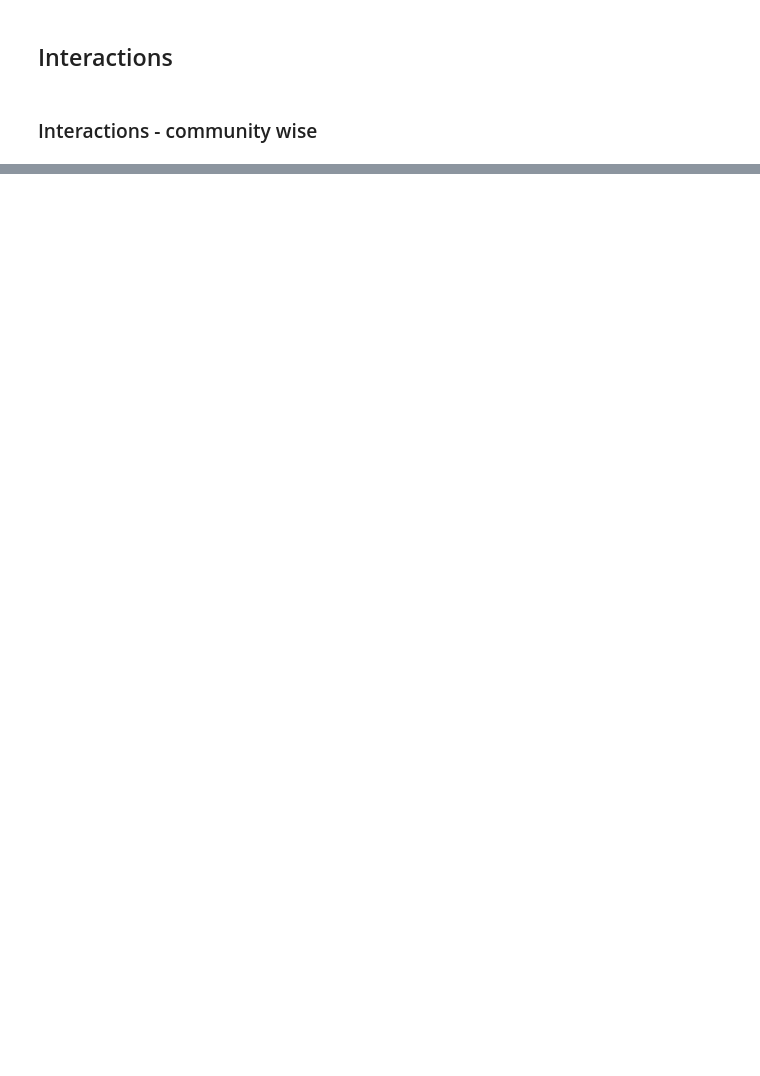
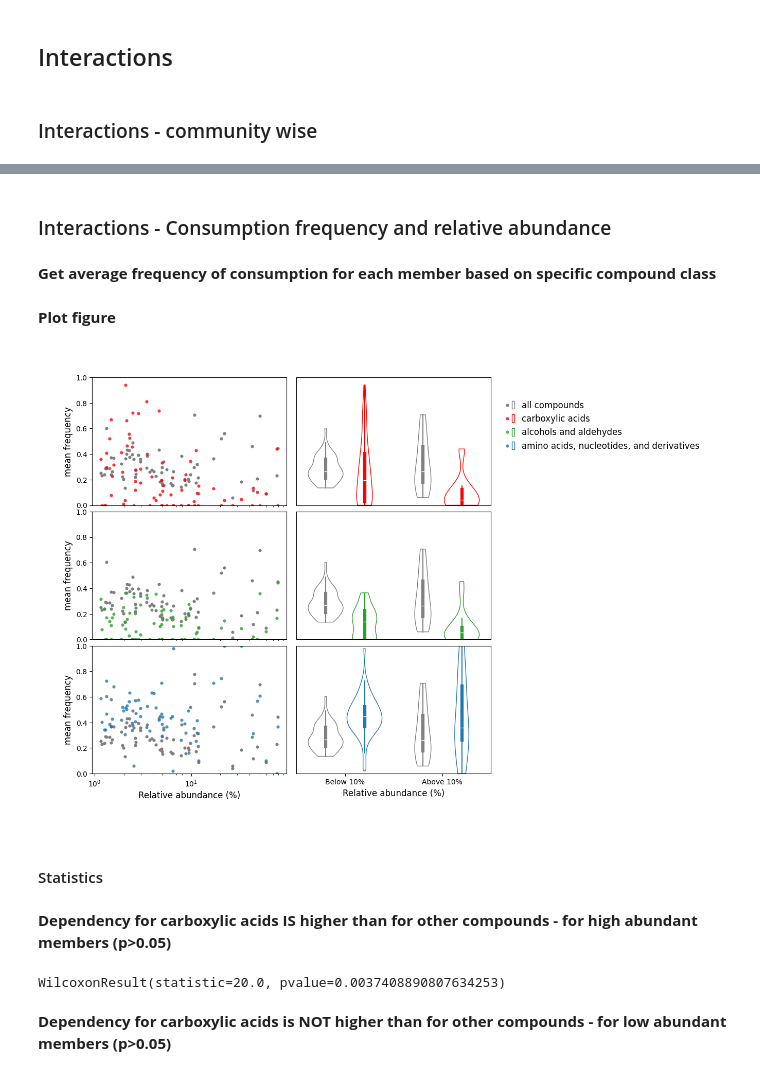
Before and after one commit to IdunBurgos/Enrichment_cultures_GEM_analysis, a Jupyter notebook: 2. enrichment cultures simulations/2. Supplementary figures.ipynb, the cells around one changed output, grey strips where cells are left out. Drawn from its saved outputs; the diff is of its cells as text; code cells hidden in the pictures; blank space fills up the shorter version.

```diff
--- a/2. enrichment cultures simulations/2. Supplementary figures.ipynb
+++ b/2. enrichment cultures simulations/2. Supplementary figures.ipynb
@@ -57,0 +66,6 @@ all_mags_paper_reduced,total_members_family = general_func.all_mags_paper_family
+# %%
+total_coverage = all_mags_paper_reduced[all_mags_paper_reduced.new_coverage>1].groupby(["Source","Substrate"]).sum()["new_coverage"]
+
+all_mags_paper_reduced_copy =all_mags_paper_reduced[all_mags_paper_reduced.new_coverage>1].copy()
+all_mags_paper_reduced_copy["relative_abundance"] = all_mags_paper_reduced_copy.apply(lambda x:x.new_coverage/total_coverage[(x.Source,x.Substrate)]*100,axis=1)
+all_mags_paper_reduced_copy.groupby(["Source","Substrate"]).sum()["relative_abundance"]
@@ -451,0 +410,7 @@ set(col_genus_unifyed.keys()) - set(total_members_genus.keys())
+# %% [markdown]
+### Interactions - Consumption frequency and relative abundance
+# %%
+steadiercom_samples_inter = steadier_sample[(steadier_sample.donor!="environment") &\
+                                                             (steadier_sample.receiver!="environment")].copy()
+# %% [markdown]
+**Get average frequency of consumption for each member based on specific compound class**
@@ -451,0 +445,32 @@ set(col_genus_unifyed.keys()) - set(total_members_genus.keys())
+# %% [markdown]
+**Plot figure**
+# %%
+fig,axes = plt.subplots(3,2,figsize=(10,10))
+
+axes[0,0],axes[0,1],handles1,labels1 = supplementary_plotting.make_receiver_frequency_plots(axes[0,0],axes[0,1],interaction_strength_carbox,interaction_strength_all,class_name="carboxylic acids")
+axes[0,0].set_xticks([])
+axes[0,0].set_xlabel("")
+axes[0,1].set_xticks([])
+axes[0,1].set_xlabel("")
+axes[0,1].set_yticks([])
+axes[0,1].set_label("")
+axes[1,0],axes[1,1],handles2,labels2 = supplementary_plotting.make_receiver_frequency_plots(axes[1,0],axes[1,1],interaction_strength_alcohol,interaction_strength_all,class_name="alcohols and aldehydes")
+axes[1,0].set_xticks([])
+axes[1,0].set_xlabel("")
+axes[1,1].set_xticks([])
+axes[1,1].set_xlabel("")
+axes[1,1].set_yticks([])
+axes[1,1].set_label("")
+axes[2,0],axes[2,1],handles3,labels3 = supplementary_plotting.make_receiver_frequency_plots(axes[2,0],axes[2,1],interaction_strength_amino,interaction_strength_all,class_name="amino acids, nucleotides, and derivatives")
+axes[2,1].set_yticks([])
+axes[2,1].set_label("")
+
+handles = handles1+[handles2[1]]+[handles3[1]]
+labels = labels1+[labels2[1]]+[labels3[1]]
+fig.legend(handles, labels, loc='upper right',fontsize=12,bbox_to_anchor=(1.32,0.85),handler_map={tuple: HandlerTuple(ndivide=None)})
+fig.subplots_adjust(wspace=0.05, hspace=0.05)
+plt.savefig("Figures/compounds_vs_abundance.png",bbox_inches="tight",dpi=300)
+# %% [output]
+[figure, added]
+# %% [markdown]
+#### Statistics
@@ -451,0 +522,8 @@ set(col_genus_unifyed.keys()) - set(total_members_genus.keys())
+# %% [markdown]
+**Dependency for carboxylic acids IS higher than for other compounds - for high abundant members (p>0.05)**
+# %%
+stats.wilcoxon(freq_high_carb,freq_high_all,alternative="less")
+# %% [output]
+WilcoxonResult(statistic=20.0, pvalue=0.0037408890807634253)
+# %% [markdown]
+**Dependency for carboxylic acids is NOT higher than for other compounds - for low abundant members (p>0.05)**
```
Also changed, not shown: parts of 83 cells of this notebook, 16 other files.
